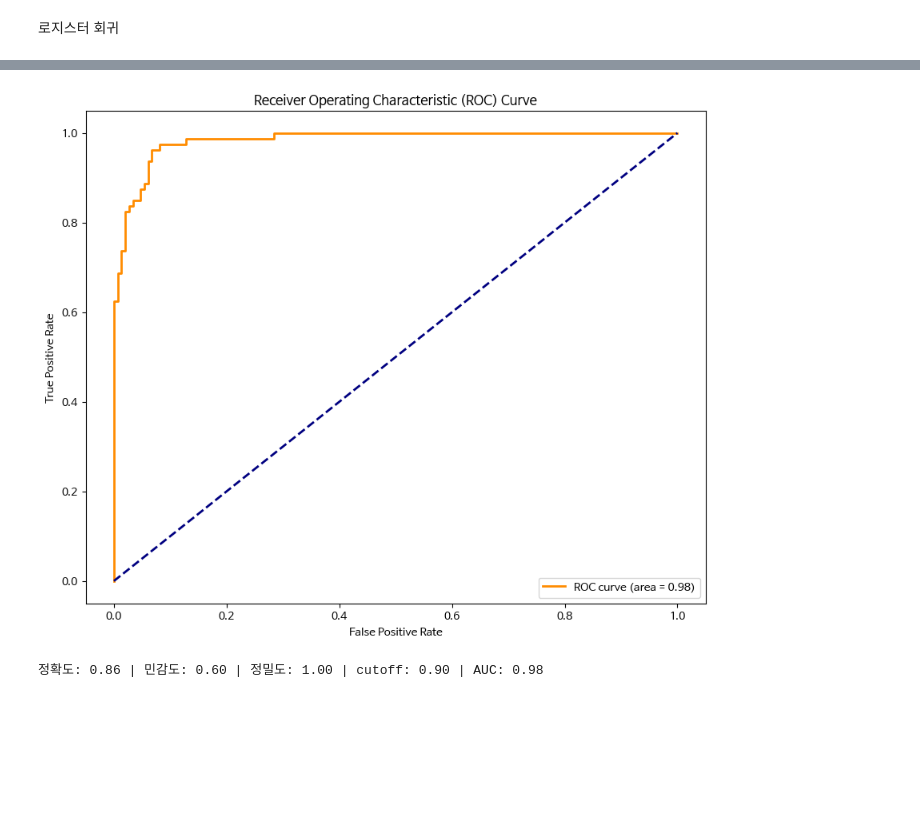
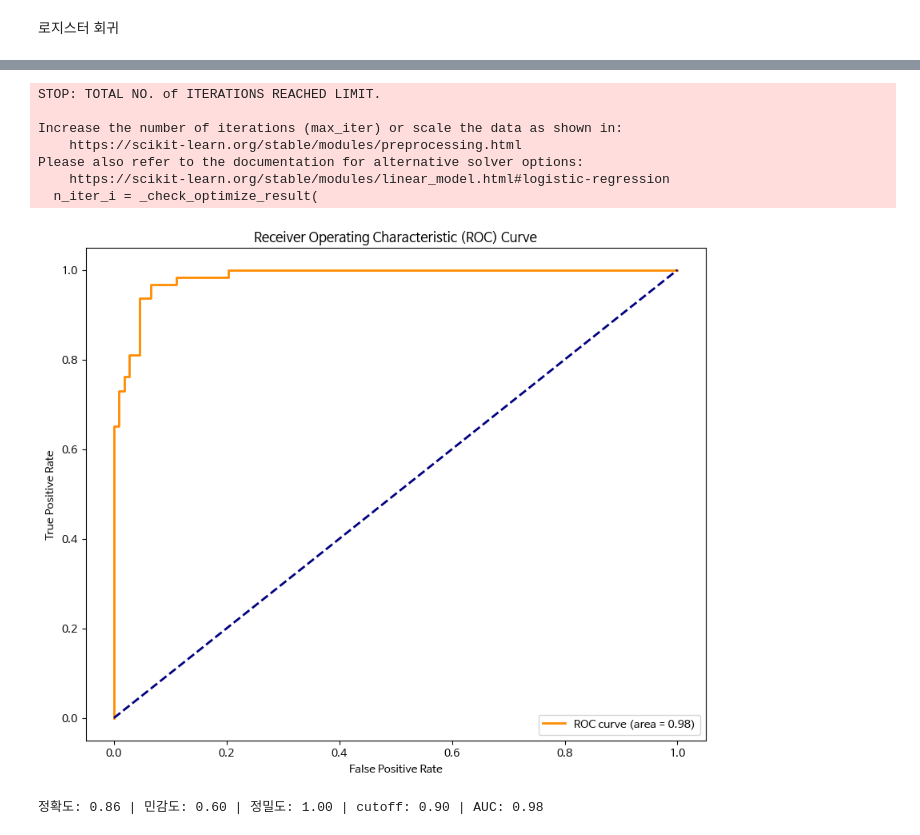
Before and after one commit to newgodin/hoseomachine, a Jupyter notebook: 유방암진단.ipynb, the cells around one changed output, grey strips where cells are left out. Cells and saved outputs as stored; diff of their text form; code cells hidden in the pictures; blank space fills up the shorter version.

```diff
--- a/유방암진단.ipynb
+++ b/유방암진단.ipynb
@@ -395,36 +446,57 @@ import pandas as pd
 from sklearn.model_selection import train_test_split
 from sklearn.linear_model import LogisticRegression
 from sklearn.metrics import roc_curve, auc
 import matplotlib.pyplot as plt
 
 # 'mean'이 들어간 열만 선택
 mean_columns = total.filter(like='mean')
 
 # 타겟 변수 설정
 target = df1['판정']
 
+# 테스트 크기를 0.3으로 설정
+test_size = 0.3
+
 # 트레인 테스트 스플릿
-X_train, X_test, y_train, y_test = train_test_split(mean_columns, target, test_size=0.4, random_state=42)
+X_train, X_test, y_train, y_test = train_test_split(mean_columns, target, test_size=0.3, random_state=42)
+
+# IQR을 사용하여 이상치 제거
+Q1 = X_train.quantile(0.25)
+Q3 = X_train.quantile(0.75)
+IQR = Q3 - Q1
+lower_bound = Q1 - 1.5 * IQR
+upper_bound = Q3 + 1.5 * IQR
+
+# 이상치 제거
+X_train_no_outliers = X_train[(X_train >= lower_bound) & (X_train <= upper_bound)].dropna()
+y_train_no_outliers = y_train.loc[X_train_no_outliers.index]
 
 # 로지스틱 회귀 모델 생성 및 학습
 clf = LogisticRegression(random_state=42)
-clf.fit(X_train, y_train)
+clf.fit(X_train_no_outliers, y_train_no_outliers)
 
 # ROC 곡선 생성
 fpr, tpr, thresholds = roc_curve(y_test, clf.predict_proba(X_test)[:, 1])
 roc_auc = auc(fpr, tpr)
 
 # ROC 곡선 시각화
 plt.figure(figsize=(10, 8))
 plt.plot(fpr, tpr, color='darkorange', lw=2, label=f'ROC curve (area = {roc_auc:.2f})')
 plt.plot([0, 1], [0, 1], color='navy', lw=2, linestyle='--')
 plt.xlabel('False Positive Rate')
 plt.ylabel('True Positive Rate')
 plt.title('Receiver Operating Characteristic (ROC) Curve')
 plt.legend(loc='lower right')
 plt.show()
 # %% [output]
+STOP: TOTAL NO. of ITERATIONS REACHED LIMIT.
+
+Increase the number of iterations (max_iter) or scale the data as shown in:
+    https://scikit-learn.org/stable/modules/preprocessing.html
+Please also refer to the documentation for alternative solver options:
+    https://scikit-learn.org/stable/modules/linear_model.html#logistic-regression
+  n_iter_i = _check_optimize_result(
-[figure, old version]
+[figure, new version]
 # %%
 import pandas as pd
 import numpy as np
```
Also changed, not shown: parts of 19 cells of this notebook.
